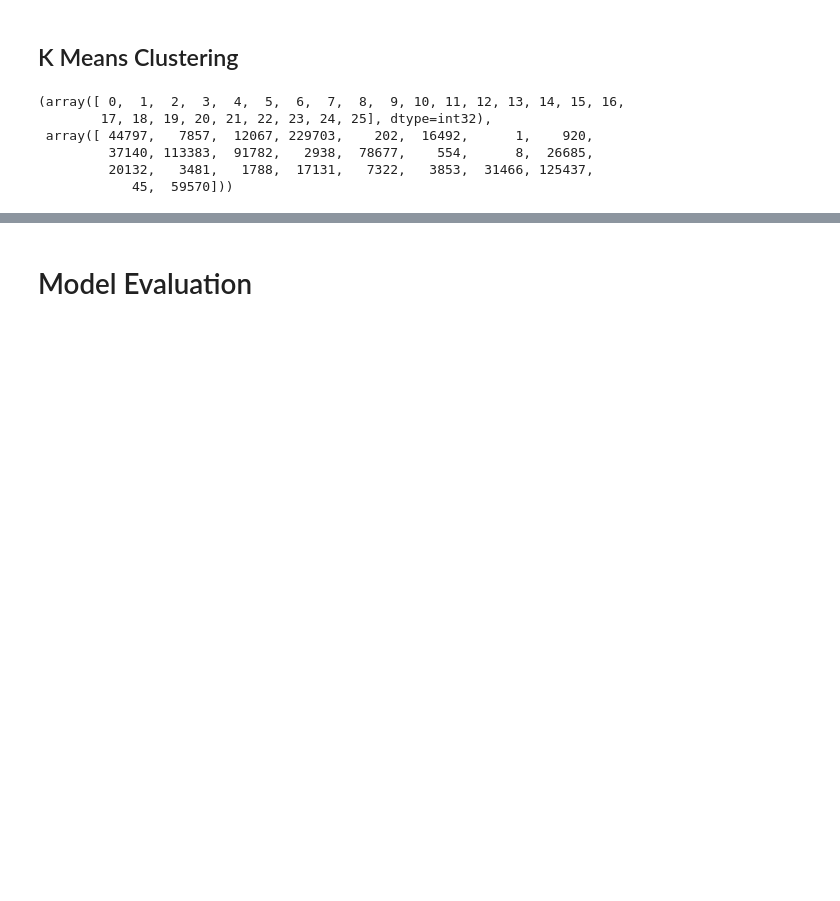
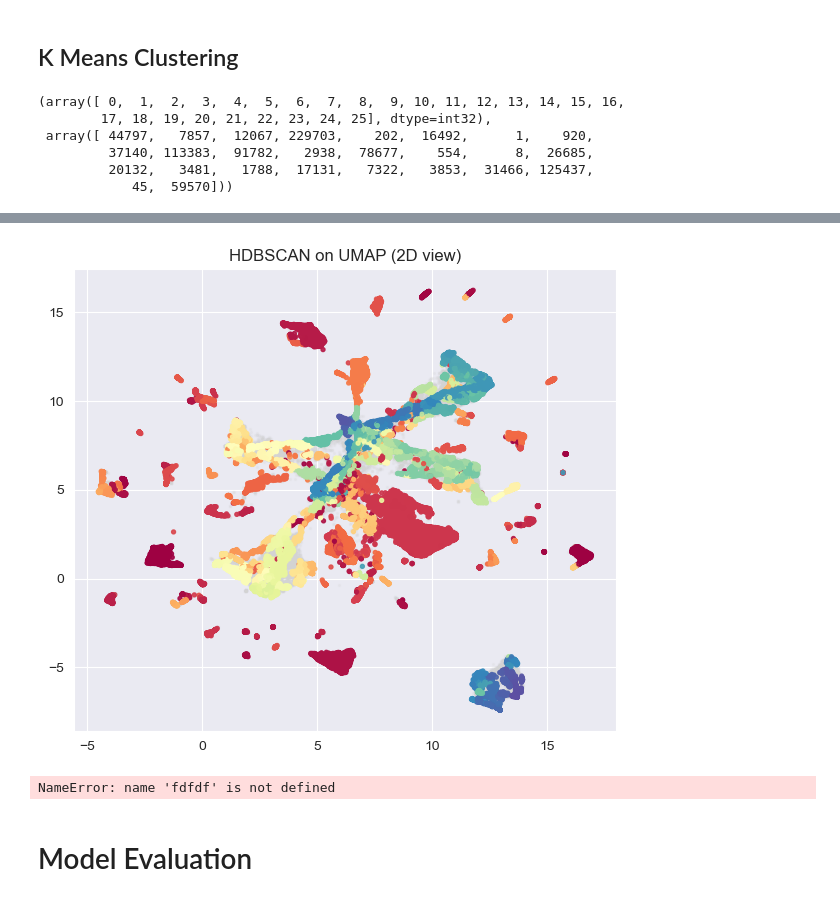
Before and after one commit to DirtyChay/music-recommender, a Jupyter notebook: DSE_220_Milestone_4_Model.ipynb, the cells around one changed output, grey strips where cells are left out. Cells and saved outputs as stored; diff of their text form; code cells hidden in the pictures; blank space fills up the shorter version.

```diff
--- a/DSE_220_Milestone_4_Model.ipynb
+++ b/DSE_220_Milestone_4_Model.ipynb
@@ -223,0 +191,8 @@ NameError: name 'fdfdfdfd' is not defined
+# %%
+# works better than pca for hdbscan
+X_umap = UMAP(
+    n_components=15,
+    n_neighbors=30,
+    min_dist=0.0,
+    # random_state=RANDOM_STATE
+).fit_transform(X_hdbscan)
@@ -223,0 +209,12 @@ NameError: name 'fdfdfdfd' is not defined
+# %%
+print("Starting HDBSCAN...")
+start_time = time.time()
+
+labels = HDBSCAN(
+    min_cluster_size=20,   # start smaller in high-dim
+    min_samples=10,        # controls how strict "core" points are
+    n_jobs=-1
+).fit_predict(X_umap)
+
+end_time = time.time()
+print(f"HDBSCAN completed in {end_time - start_time:.2f} seconds")
@@ -224,3 +242,39 @@ NameError: name 'fdfdfdfd' is not defined
+# %%
+# ai slop
+X_umap_2d = UMAP(
+    n_components=2,
+    n_neighbors=30,
+    min_dist=0.0,
+).fit_transform(X_hdbscan)
+plot_df = pd.DataFrame(X_umap_2d, columns=["UMAP1", "UMAP2"])
+plot_df["hdb_cluster"] = labels
+
+noise = plot_df[plot_df["hdb_cluster"] == -1]
+clusters = plot_df[plot_df["hdb_cluster"] != -1]
+
+plt.figure(figsize=(7,6))
+
+# noise first, light gray
+plt.scatter(
+    noise["UMAP1"], noise["UMAP2"],
+    c="lightgray", s=2, alpha=0.15
+)
+
+# clusters on top
+plt.scatter(
+    clusters["UMAP1"], clusters["UMAP2"],
+    c=clusters["hdb_cluster"], cmap="Spectral",
+    s=8, alpha=0.9
+)
+
+plt.title("HDBSCAN on UMAP (2D view)")
+plt.show()
+# %% [output]
+[figure, added]
+# %%
+fdfdf
+# %% [output]
+NameError: name 'fdfdf' is not defined
 # %% [markdown]
 # Model Evaluation
 # %% [markdown]
```
Also changed, not shown: parts of 18 cells of this notebook.
